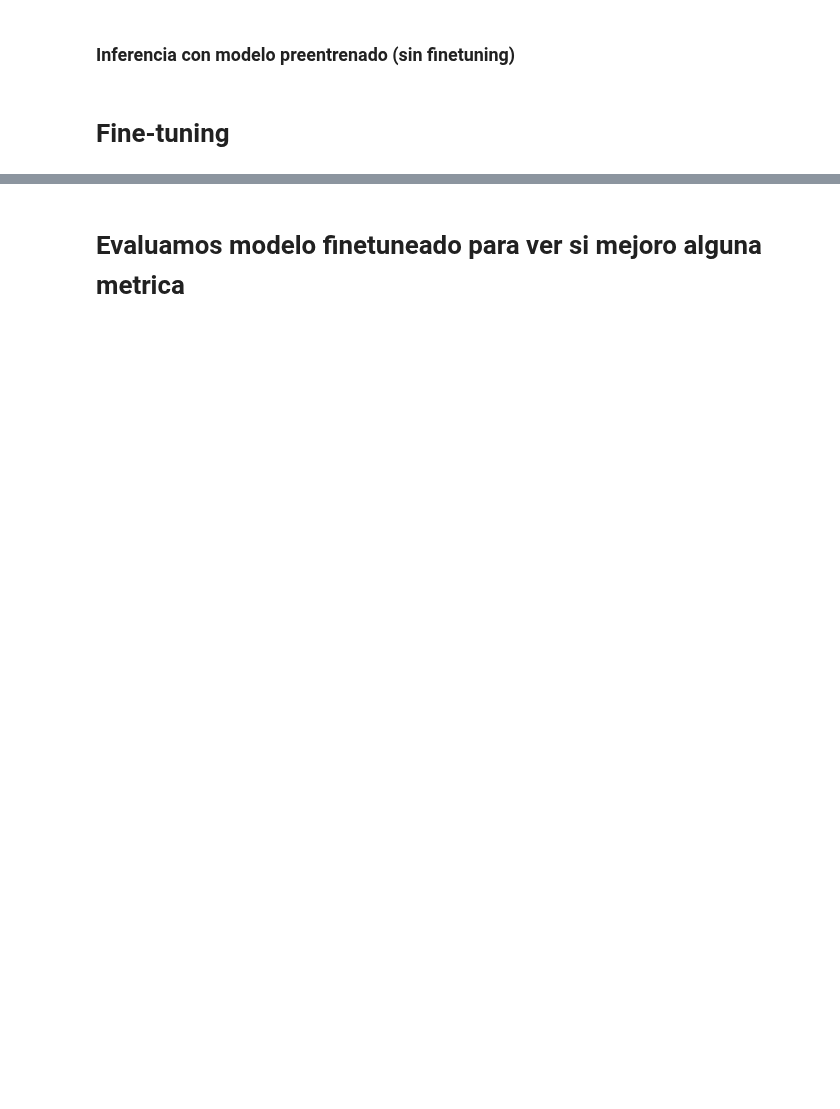
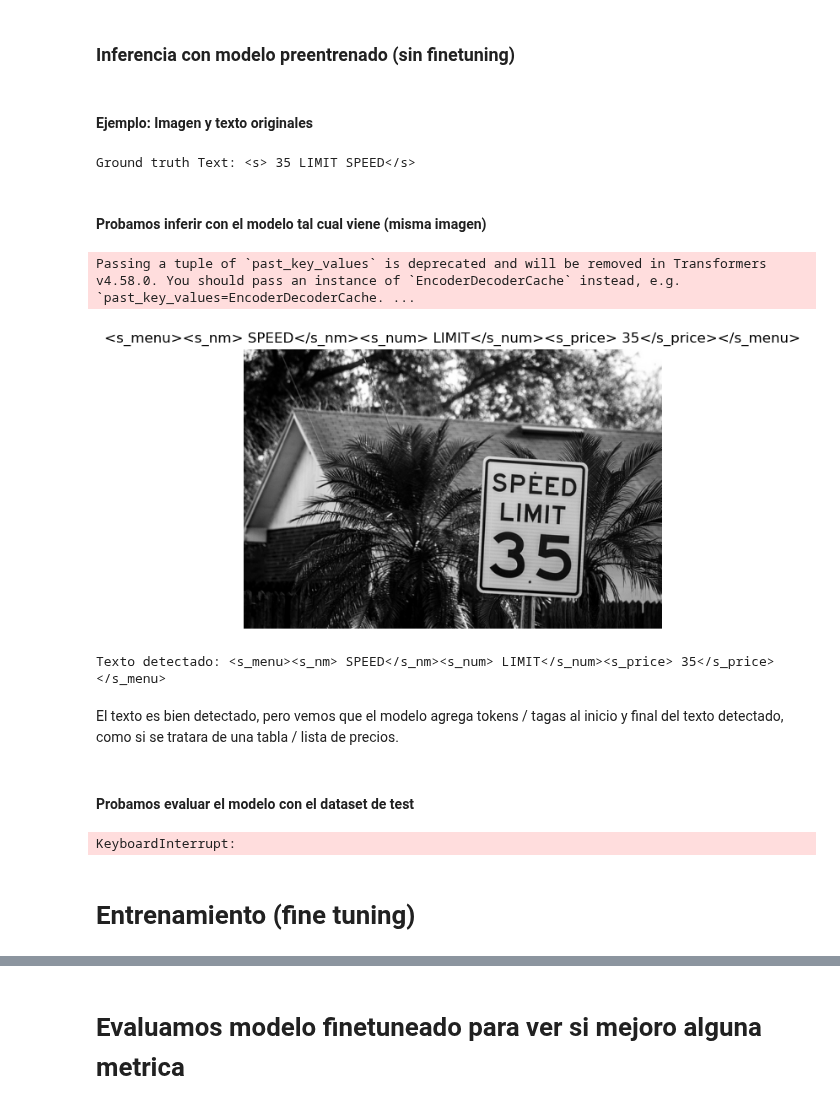
Before and after one commit to qagustina/vpc3-proyecto, a Jupyter notebook: notebooks/donut_fine_tuning.ipynb, the cells around one changed output, grey strips where cells are left out. Drawn from its saved outputs; the diff is of its cells as text; code cells hidden in the pictures; blank space fills up the shorter version.

```diff
--- a/notebooks/donut_fine_tuning.ipynb
+++ b/notebooks/donut_fine_tuning.ipynb
@@ -228,10 +117,0 @@ pixel_values = processor(original_image, return_tensors="pt").pixel_values
-# %%
-# Ensure model is on GPU
-model = model.to('cuda')
-
-# Move inputs to GPU
-pixel_values = pixel_values.to('cuda')
-decoder_input_ids = decoder_input_ids.to('cuda')
-outputs = model.generate(pixel_values=pixel_values, decoder_input_ids=decoder_input_ids)
-
-result = processor.tokenizer.decode(outputs[0], skip_special_tokens=True)
@@ -239,0 +118,2 @@ print(result)
+# %% [markdown]
+#### Ejemplo: Imagen y texto originales
@@ -240,5 +122,52 @@ print(result)
+# %%
+from PIL import Image
+
+first_text = processor.tokenizer.decode(sample["labels"][sample["labels"] != -100])  # Decode the text labels
+
+# If you want to see the actual PIL image before processing:
+original_image = Image.open(sample["img_path"]).convert("RGB")
+
+# Display results
+print("Ground truth Text:", first_text)
+original_image.show()  # This will display the original image
+# %% [output]
+Ground truth Text: <s> 35 LIMIT SPEED</s>
+# %% [markdown]
+#### Probamos inferir con el modelo tal cual viene (misma imagen)
+# %%
+from vpc3_proyecto.visualization.infer_from_image import infer_text_from_image
+task_prompt = "<s_cord-v2>"
+
+result_text = infer_text_from_image(original_image, model, processor,task_prompt=task_prompt)
+print("Texto detectado:", result_text)
+# %% [output]
+Passing a tuple of `past_key_values` is deprecated and will be removed in Transformers v4.58.0. You should pass an instance of `EncoderDecoderCache` instead, e.g. `past_key_values=EncoderDecoderCache. ...
+[figure, added]
+Texto detectado: <s_menu><s_nm> SPEED</s_nm><s_num> LIMIT</s_num><s_price> 35</s_price></s_menu>
+# %% [markdown]
+El texto es bien detectado, pero vemos que el modelo agrega tokens / tagas al inicio y final del texto detectado, como si se tratara de una tabla / lista de precios.
+# %% [markdown]
+#### Probamos evaluar el modelo con el dataset de test
+# %%
+
+
+
+from vpc3_proyecto.model_evaluation.utils import manual_evaluate
+
+model.eval()  # Set to evaluation mode
+torch.cuda.empty_cache()
+
+metrics = manual_evaluate(
+    model=model,
+    dataset=test_dataset,
+    processor=processor,
+    max_samples=None  # Start small, then increase if successful
+)
+print(metrics)
+# %% [output]
+KeyboardInterrupt:
 # %% [markdown]
-# Fine-tuning
+# Entrenamiento (fine tuning)
 # %%
 import os
 os.environ["WANDB_DISABLED"] = "true" # no utilizamos weights and biases
```
Also changed, not shown: parts of 37 cells of this notebook, 6 other files.
